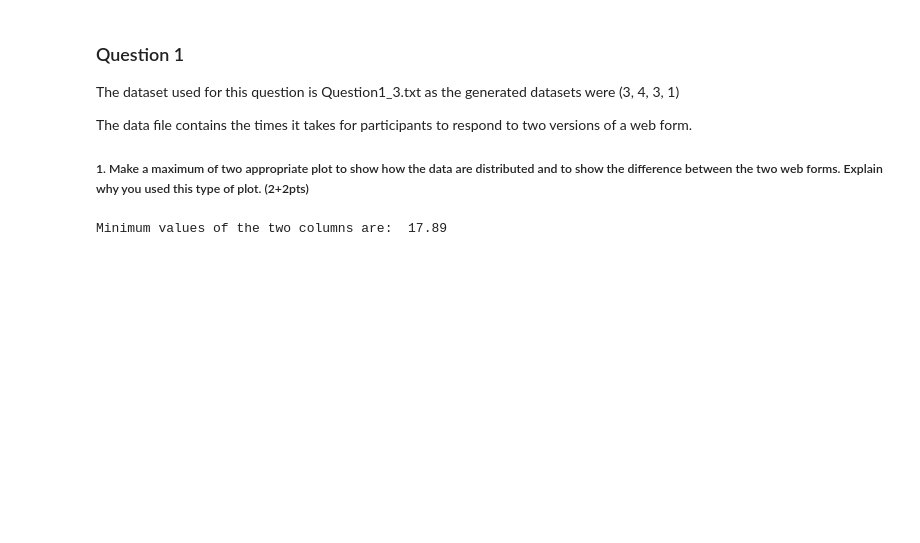
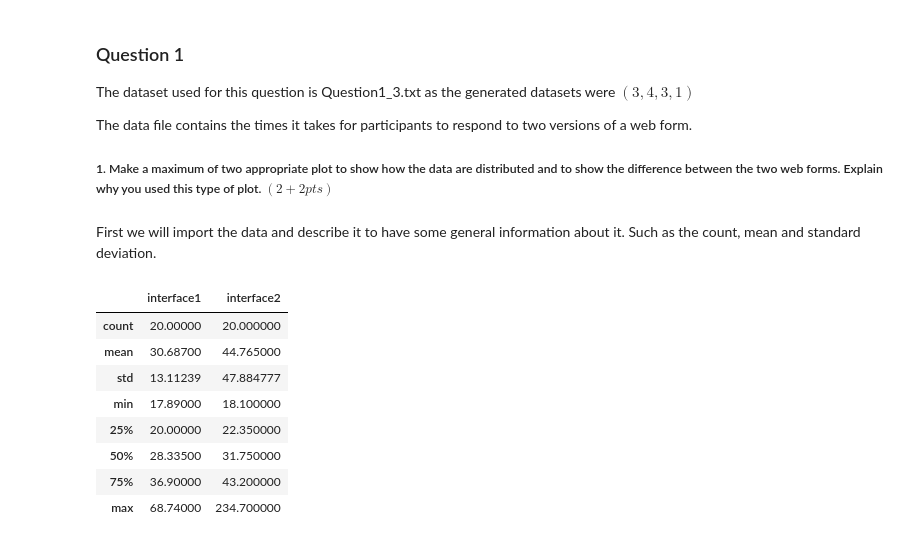
Before and after one commit to thebaconfate/Methods-for-Scientific-Research-assignment---Statistics, a Jupyter notebook: question1.ipynb, the cells around one changed output. Drawn from its saved outputs; the diff is of its cells as text; code cells hidden in the pictures; blank space fills up the shorter version.

```diff
--- a/question1.ipynb
+++ b/question1.ipynb
@@ -1,15 +1,27 @@
 # %% [markdown]
 ### Question 1
-The dataset used for this question is Question1_3.txt as the generated datasets were (3, 4, 3, 1)
+The dataset used for this question is Question1_3.txt as the generated datasets were $(3, 4, 3, 1)$
 
 The data file contains the times it takes for participants to respond to two versions of a web form.
 
-##### 1. Make a maximum of two appropriate plot to show how the data are distributed and to show the difference between the two web forms. Explain why you used this type of plot. (2+2pts)
+##### 1. Make a maximum of two appropriate plot to show how the data are distributed and to show the difference between the two web forms. Explain why you used this type of plot. $(2+2pts)$
+# %% [markdown]
+First we will import the data and describe it to have some general information about it. Such as the count, mean and standard deviation.
 # %%
 import pandas as pd
 import matplotlib.pyplot as plt
-"""This cell is just to read the data from the file and store it in a dataframe."""
+import statsmodels.api as sm
+"""This cell is just to read the data from the file and store it in a dataframe. As well as initializing some constants"""
 df = pd.read_csv('datasets/Question1_3.txt', sep="\t", header=0)
-print("Minimum values of the two columns are: ", mins.values.min())
+xlabel = 'Response time'
+df.describe()
 # %% [output]
-Minimum values of the two columns are:  17.89
+|  | interface1 | interface2 |
+| count | 20.00000 | 20.000000 |
+| mean | 30.68700 | 44.765000 |
+| std | 13.11239 | 47.884777 |
+| min | 17.89000 | 18.100000 |
+| 25% | 20.00000 | 22.350000 |
+| 50% | 28.33500 | 31.750000 |
+| 75% | 36.90000 | 43.200000 |
+| max | 68.74000 | 234.700000 |
```
Also changed, not shown: parts of 18 cells of this notebook, 6 other files.
